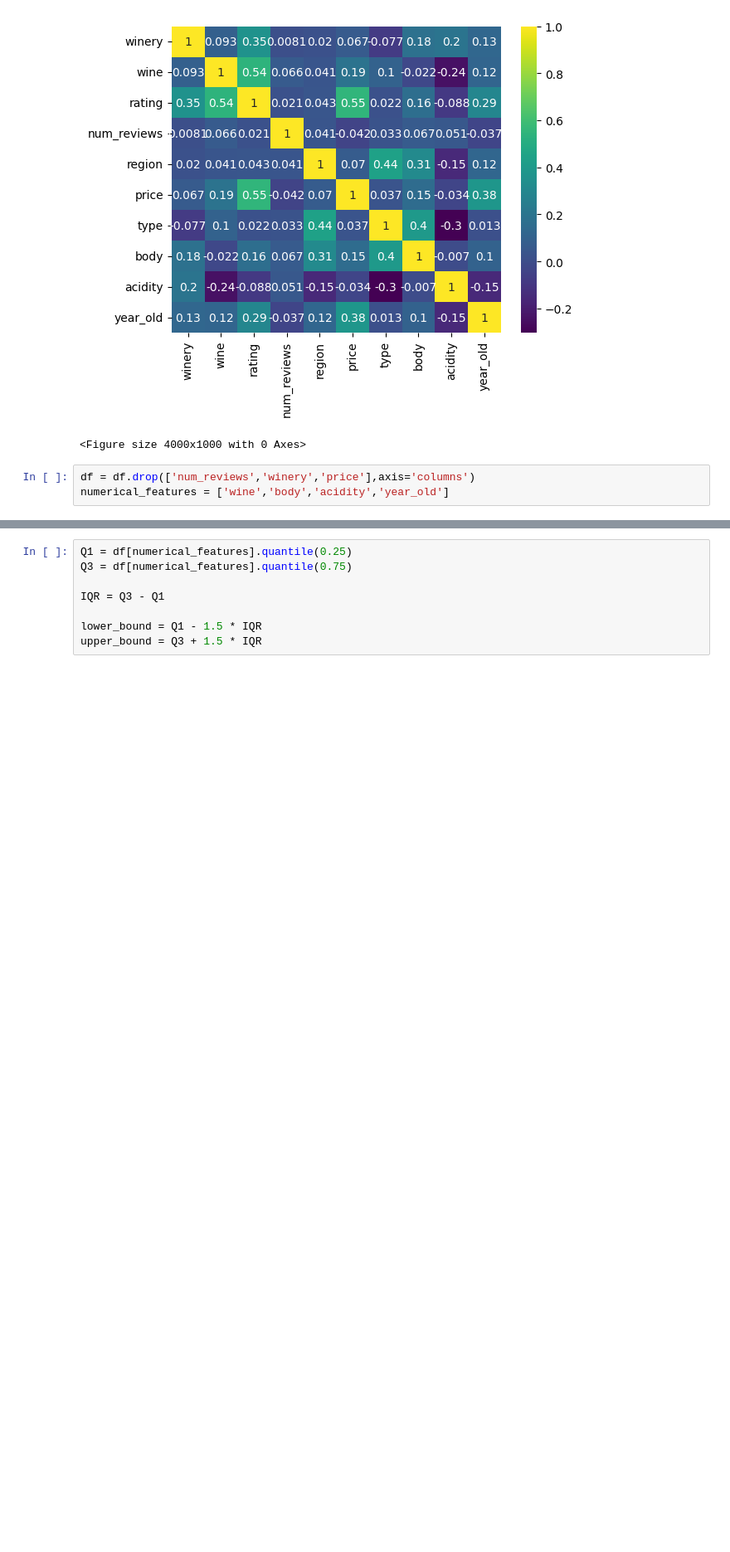
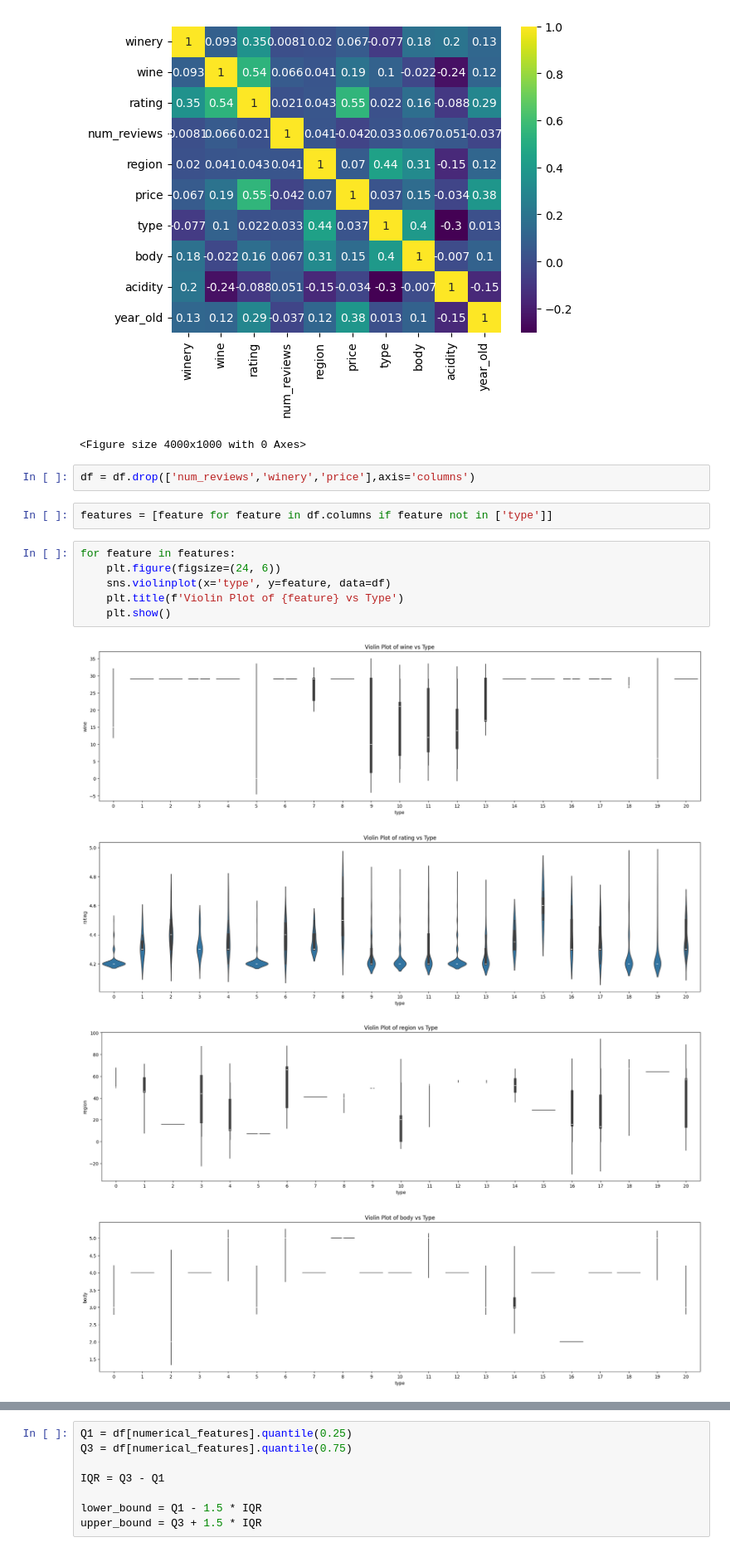
Before and after one commit to iiitl/Classification, a Jupyter notebook: Untitled5.ipynb, the cells around one changed output, grey strips where cells are left out. Shown at 83% size. Cells and saved outputs as stored; diff of their text form; blank space fills up the shorter version.

Commit message:
Achieved Optimal Accuracy with Multiple Machine Learning Models and Visualization

```diff
--- a/Untitled5.ipynb
+++ b/Untitled5.ipynb
@@ -176,4 +371,16 @@ plt.show()
 <Figure size 4000x1000 with 0 Axes>
 # %%
 df = df.drop(['num_reviews','winery','price'],axis='columns')
-numerical_features = ['wine','body','acidity','year_old']
+# %%
+features = [feature for feature in df.columns if feature not in ['type']]
+# %%
+for feature in features:
+    plt.figure(figsize=(24, 6))
+    sns.violinplot(x='type', y=feature, data=df)
+    plt.title(f'Violin Plot of {feature} vs Type')
+    plt.show()
+# %% [output]
+[figure, added]
+[figure, added]
+[figure, added]
+[figure, added]
```
Also changed, not shown: parts of 41 cells of this notebook.
